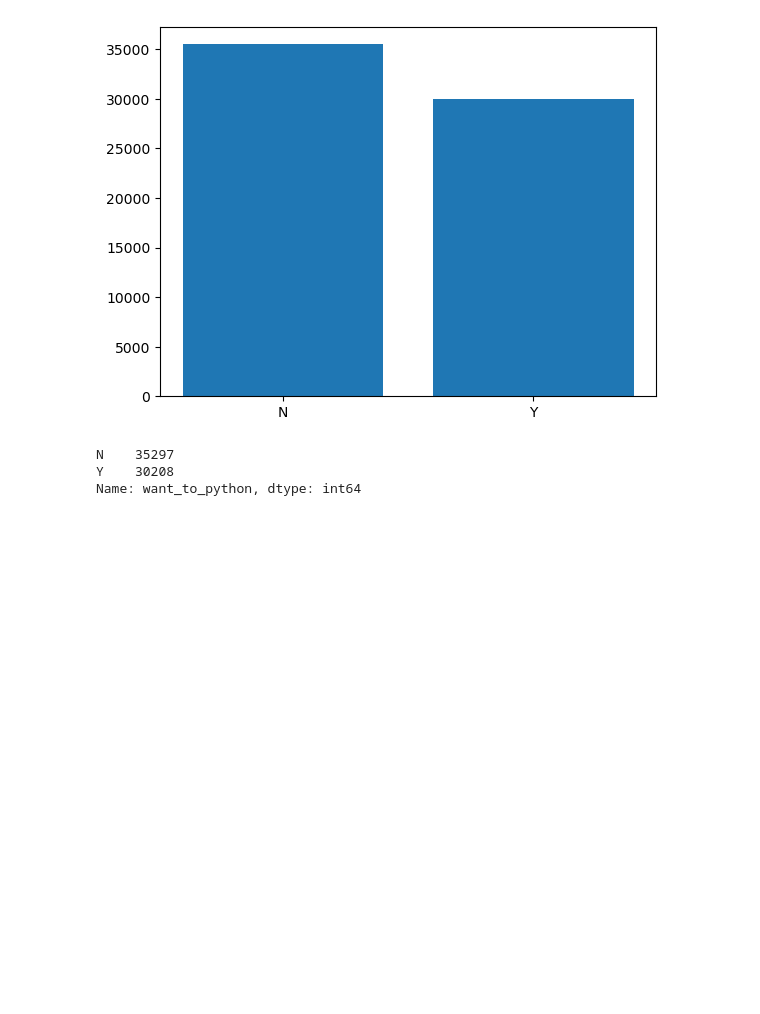
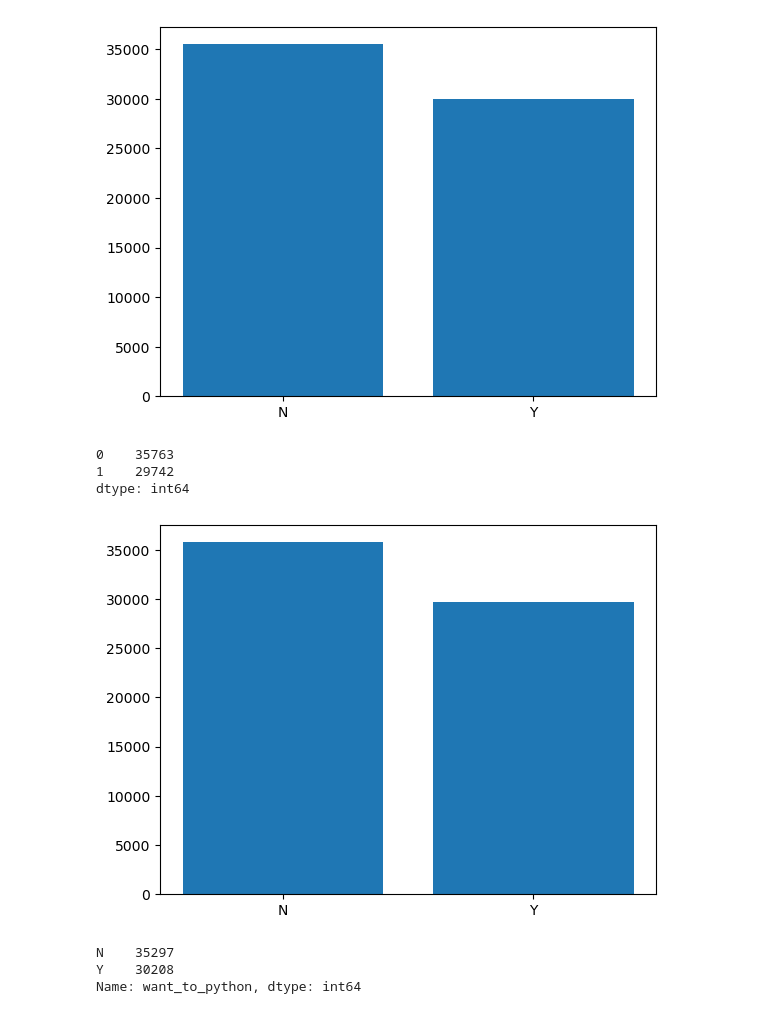
Before and after one commit to decvfox/PfDA_Project_2, a Jupyter notebook: Project_1.ipynb, the cells around one changed output. Saved outputs shown, nothing was run; the diff lists cells and outputs as text; code cells hidden in the pictures; blank space fills up the shorter version.

Commit message:
worked with python binomial replication

```diff
--- a/Project_1.ipynb
+++ b/Project_1.ipynb
@@ -85,6 +85,20 @@ N    35513
 Y    29992
 Name: worked_with_python, dtype: int64
 [figure]
+# %%
+bn_list = pd.DataFrame(np.random.binomial(1, 0.4545, size = 65505))
+
+counts = bn_list.value_counts()
+unique = 'N', 'Y'
+print(counts)
+# we can now put this into a Bar Chart
+plt.bar(unique, counts)
+plt.show()
+# %% [output]
+0    35763
+1    29742
+dtype: int64
+[figure, added]
 # %%
 counts1 = df["want_to_python"].value_counts()
 print(counts1)
```
Also changed, not shown: parts of 2 cells of this notebook.
